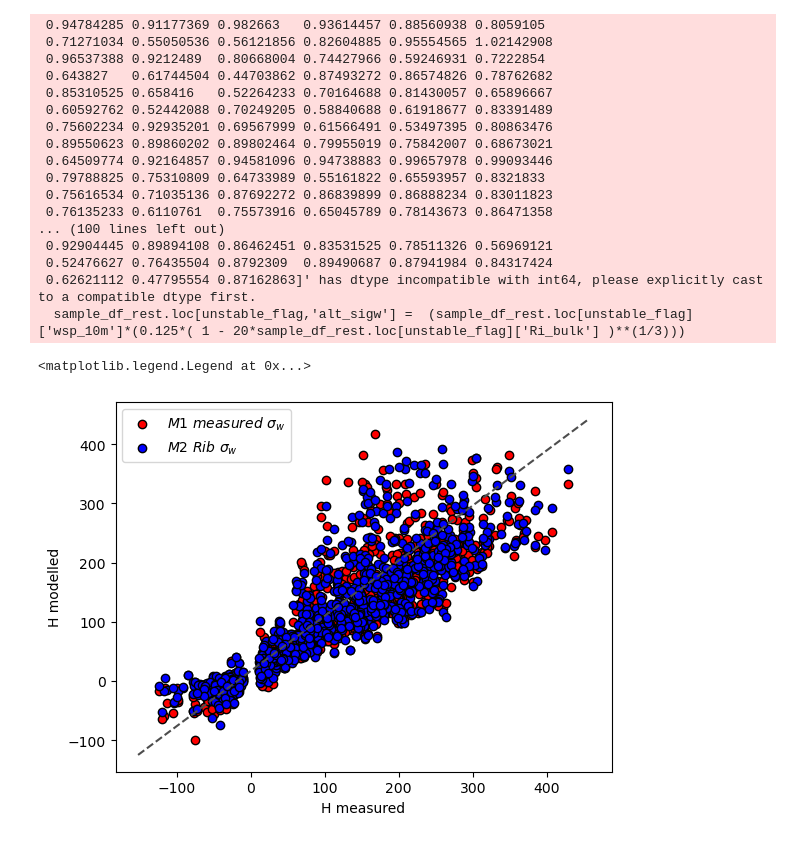
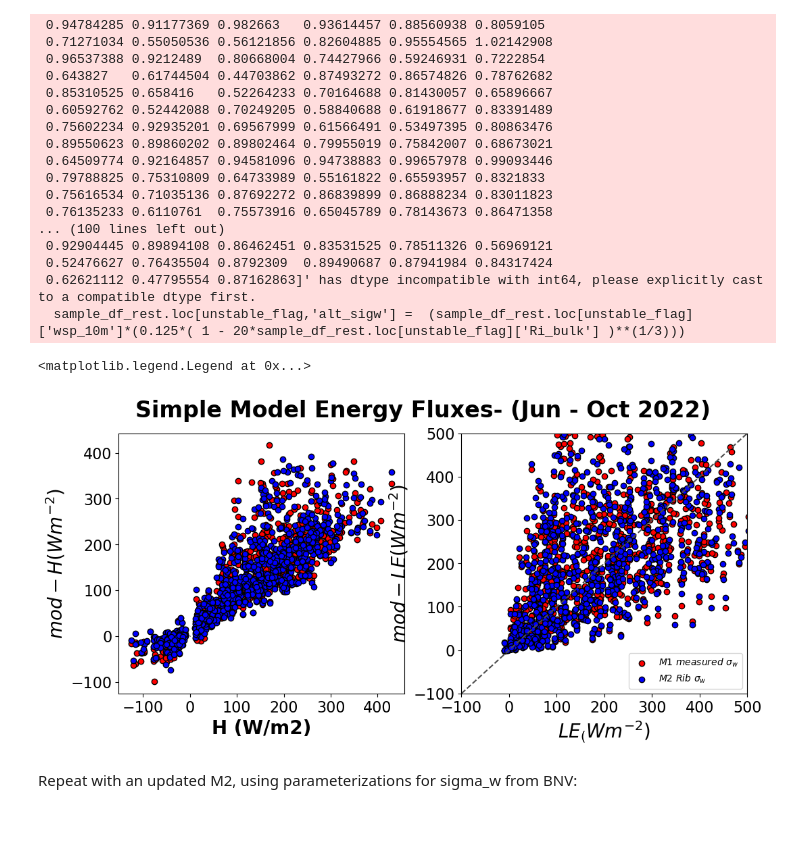
Before and after one commit to sreenathpaleri/Bulk_Richardson_Parameterizations, a Jupyter notebook: kp22analysis.ipynb, the cells around one changed output. Cells and saved outputs as stored; diff of their text form; code cells hidden in the pictures.

```diff
--- a/kp22analysis.ipynb
+++ b/kp22analysis.ipynb
@@ -403,24 +381,44 @@ sample_df_rest.loc[stable_flag,'alt_sigw'] = (sample_df_rest.loc[stable_flag]['w
  0.62621112 0.47795554 0.87162863]' has dtype incompatible with int64, please explicitly cast to a compatible dtype first.
   sample_df_rest.loc[unstable_flag,'alt_sigw'] =  (sample_df_rest.loc[unstable_flag]['wsp_10m']*(0.125*( 1 - 20*sample_df_rest.loc[unstable_flag]['Ri_bulk'] )**(1/3)))
 # %%
-sample_df_rest['alt_H_10m_param'] =((sample_df_rest['alt_sigw'])*(fx1['Tair_10m_mean'] - fx1['SurfT_C_mean']))*fx1['density']*1009
+sample_df_rest['alt_H_10m_param'] =-((sample_df_rest['alt_sigw'])*(fx1['Tair_10m_mean'] - fx1['SurfT_C_mean']))*fx1['density']*1009
 
-sample_df_rest['alt_H_10m_modeled'] = intercept + gradient*sample_df_rest['alt_H_10m_param']
+sample_df_rest['alt_LE_10m_param']=-((sample_df_rest['alt_sigw'])*(sample_df_rest['qa'] - sample_df_rest['qs']))*sample_df_rest['Lat']*sample_df_rest['density']
+
+
+sample_df_rest['alt_H_10m_modeled'] = intercept_H + gradient_H*sample_df_rest['alt_H_10m_param']
+sample_df_rest['alt_LE_10m_modeled'] = 0.0085*sample_df_rest['alt_LE_10m_param']
-# %%
-#final plot, checking in with the testing data
-
-fig, ax = plt.subplots()
-
-plt.scatter(sample_df_rest['H_10m'], sample_df_rest['H_10m_modeled'], color='red',edgecolor = 'black',label=r'$M1 \ measured \  \sigma_{w}$')
-plt.scatter(sample_df_rest['H_10m'], sample_df_rest['alt_H_10m_modeled'], color='blue',edgecolor = 'black',label=r'$M2 \ Rib \ \sigma_{w}$')
-
-plt.plot(ax.get_xlim(), ax.get_ylim(), ls="--", c=".3",label='_nolegend_')
-
-ax.set_xlabel('H measured')
-ax.set_ylabel('H modelled')
-#plt.plot(sample_df_rest['H_10m_param'], intercept + gradient*sample_df_rest['H_10m_param'], 'blue')
-#plt.text(6000, 100,f"{intercept:.3f} + {gradient:.3f}*x")
-plt.legend()
-# %% [output]
-<matplotlib.legend.Legend at 0x...>
-[figure, removed]
+# %%
+#final plot, checking in with the testing data
+
+fig = plt.figure(figsize=(12,5))
+plt.suptitle('Simple Model Energy Fluxes- (Jun - Oct 2022)', fontsize=24, fontweight = "bold")
+
+ax1 = fig.add_subplot(1,2,1)
+#plt.axis([-50,600,-50,600])
+plt.plot(ax1.get_xlim(), ax1.get_ylim(), ls="--", c=".3")
+plt.ylabel(r'$mod-H (W m^{-2})$',fontsize=20,fontweight = "bold")
+plt.xlabel('H (W/m2)',fontsize=20,fontweight = "bold")
+plt.yticks(fontsize=16)
+plt.xticks(fontsize=16)
+plt.scatter(sample_df_rest['H_10m'], sample_df_rest['H_10m_modeled'], color='red',edgecolor = 'black')
+plt.scatter(sample_df_rest['H_10m'], sample_df_rest['alt_H_10m_modeled'], color='blue',edgecolor = 'black')
+
+
+ax2 = plt.subplot(122)
+plt.axis([-100,500,-100,500])
+plt.plot(ax2.get_xlim(), ax2.get_ylim(), ls="--", c=".3")
+plt.ylabel(r'$mod-LE(W m^{-2})$',fontsize=20,fontweight = "bold")
+plt.xlabel(r'$LE_(W m^{-2})$',fontsize=20,fontweight = "bold")
+plt.yticks(fontsize=16)
+plt.xticks(fontsize=16)
+plt.scatter(sample_df_rest['LE_10m'], sample_df_rest['LE_10m_modeled'], color='red',edgecolor = 'black',label=r'$M1 \ measured \  \sigma_{w}$')
+plt.scatter(sample_df_rest['LE_10m'], sample_df_rest['alt_LE_10m_modeled'], color='blue',edgecolor = 'black',label=r'$M2 \ Rib \ \sigma_{w}$')
+#plt.plot(sample_df_rest['H_10m_param'], intercept + gradient*sample_df_rest['H_10m_param'], 'blue')
+#plt.text(6000, 100,f"{intercept:.3f} + {gradient:.3f}*x")
+plt.legend()
+# %% [output]
+<matplotlib.legend.Legend at 0x...>
+[figure, added]
+# %% [markdown]
+Repeat with an updated M2, using parameterizations for sigma_w from BNV:
```
Also changed, not shown: parts of 10 cells of this notebook, 13 other files.
